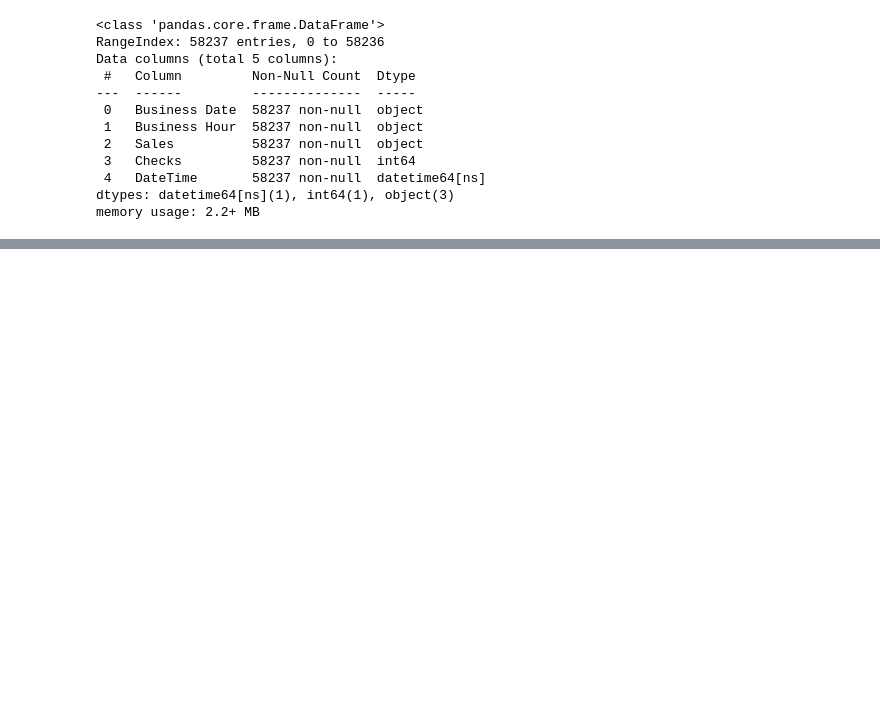
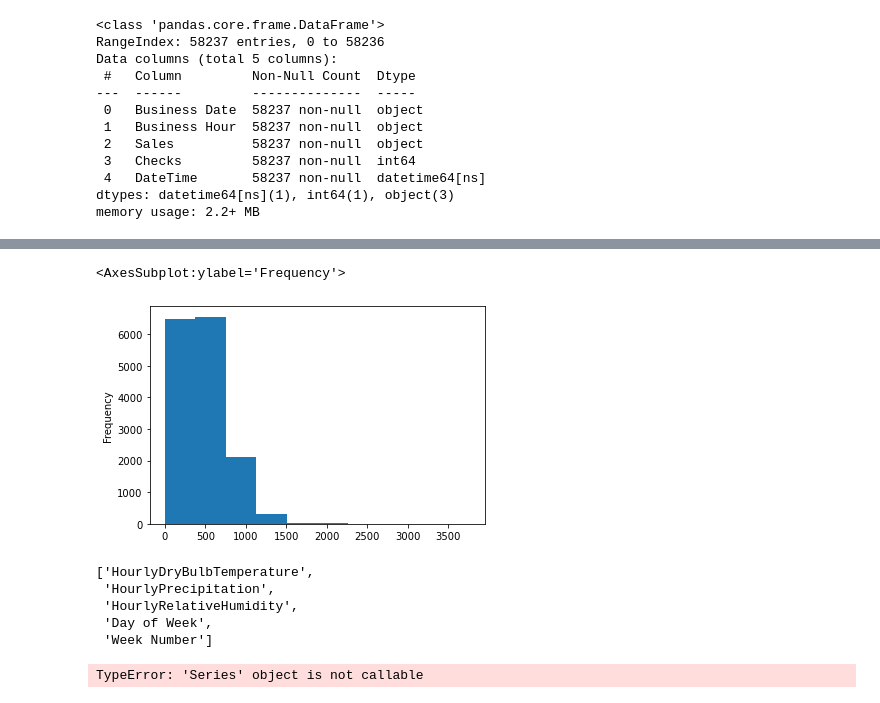
Before and after one commit to eclevela-1234/Business-Metrics, a Jupyter notebook: static/python/HourlyWeatherDataModeling.ipynb, the cells around one changed output, grey strips where cells are left out. Drawn from its saved outputs; the diff is of its cells as text; code cells hidden in the pictures; blank space fills up the shorter version.

```diff
--- a/static/python/HourlyWeatherDataModeling.ipynb
+++ b/static/python/HourlyWeatherDataModeling.ipynb
@@ -116,0 +119,9 @@ memory usage: 727.7 KB
+# %%
+WeatherSalesDF['Day of Week'] = WeatherSalesDF["DateTime"].dt.dayofweek
+WeatherSalesDF['Month'] = WeatherSalesDF["DateTime"].dt.month
+WeatherSalesDF['Year'] = WeatherSalesDF["DateTime"].dt.year
+WeatherSalesDF['Quarter'] = WeatherSalesDF["DateTime"].dt.to_period('Q-JUN')
+WeatherSalesDF['FY'] = WeatherSalesDF["Quarter"].dt.qyear
+WeatherSalesDF['Week Number'] = WeatherSalesDF["DateTime"].dt.isocalendar().week
+WeatherSalesDF = WeatherSalesDF.drop(["Year"], axis=1)
+WeatherSalesDF.info()
@@ -116,0 +161,5 @@ memory usage: 727.7 KB
+# %%
+bins = [-1.300000, 125.094000, 359.450000, 444.550000, 520.602000, 701.838000, 3760.790000]
+group_names = [0, 20, 40, 60, 80, 100]
+WeatherSalesDF["Percentile"] = pd.cut(WeatherSalesDF['Sales'], bins, labels=group_names, include_lowest=True)
+WeatherSalesDF
@@ -116,0 +180,5 @@ memory usage: 727.7 KB
+# %%
+WeatherSalesDF["Sales"].plot(kind='hist')
+# %% [output]
+<AxesSubplot:ylabel='Frequency'>
+[figure, added]
@@ -116,0 +203,12 @@ memory usage: 727.7 KB
+# %%
+feature_names
+# %% [output]
+['HourlyDryBulbTemperature',
+ 'HourlyPrecipitation',
+ 'HourlyRelativeHumidity',
+ 'Day of Week',
+ 'Week Number']
+# %%
+data.dtypes()
+# %% [output]
+TypeError: 'Series' object is not callable
```
Also changed, not shown: parts of 12 cells of this notebook.
